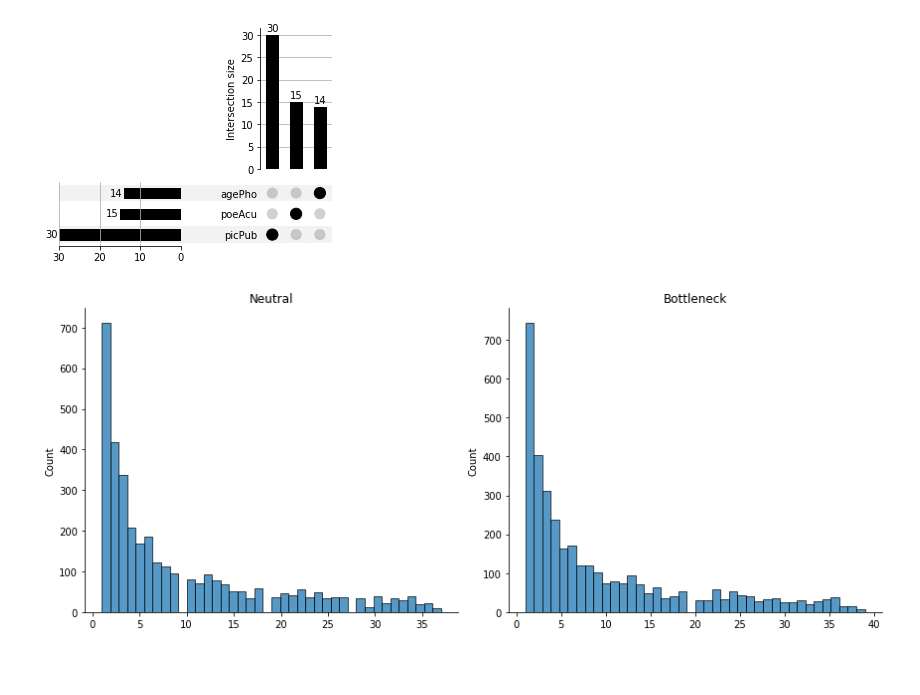
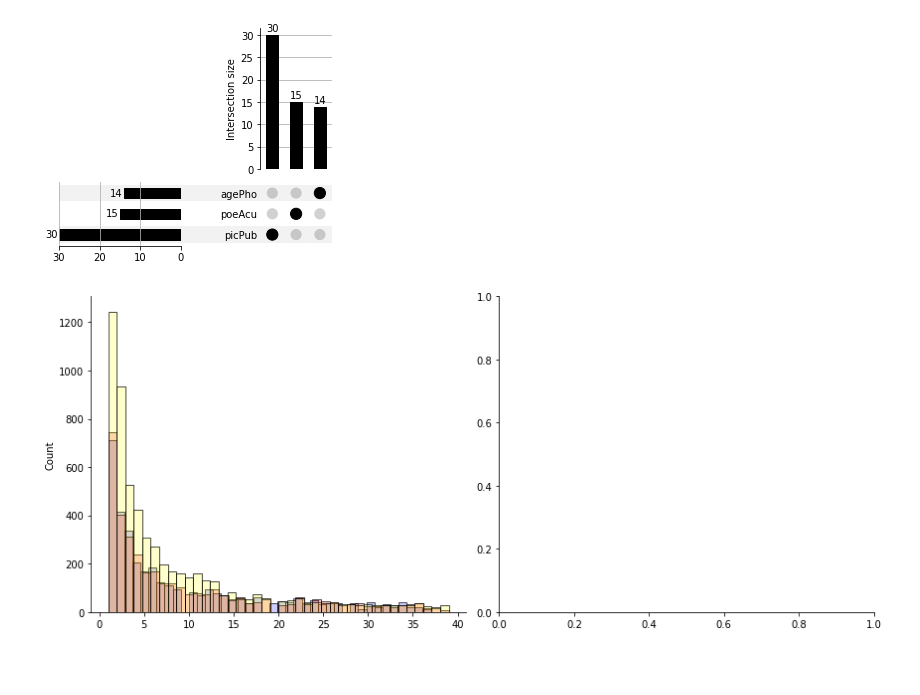
Before and after one commit to osipovarev/Brood_parasites_analysis, a Jupyter notebook: selective_sweeps_analysis.ipynb, the cells around one changed output. Drawn from its saved outputs; the diff is of its cells as text; code cells hidden in the pictures; blank space fills up the shorter version.

```diff
--- a/selective_sweeps_analysis.ipynb
+++ b/selective_sweeps_analysis.ipynb
@@ -442,7 +442,7 @@ def load_vcf(vcf_file):
             if not line.startswith('#'):
                 fields = line.strip().split('\t')
                 ## get all genotypes, exclude outgroup
-                gt_field = ''.join(fields[9:-1])
+                gt_field = ''.join([i.split(':')[0] for i in fields[9:-1]])
                 alt_count = gt_field.count('1')
                 if alt_count != 0:
                     gts.append(alt_count)
@@ -450,24 +450,29 @@ def load_vcf(vcf_file):
 # %%
 dir_path = '/Users/osipova/Documents/LabDocs/Brood_parasites_analysis/'
 vcf1 = 'MSPrime_simulations/chr12_ingroups.vcf'
 # vcf2 = 'MSPrime_simulations/chr12_bottleneck_ingroups.vcf'
 vcf2 = 'MSPrime_simulations/chr12_merged.vcf'
+vcf3 = 'MSPrime_simulations/real_anoImb_CM062685_200kb.vcf'
 
 # Load the VCF files
 gts_no_bottleneck = load_vcf(vcf1)
 gts_bottleneck = load_vcf(vcf2)
+gts_real = load_vcf(vcf3)
 
 # Plot the site frequency spectra
 fig, axes = plt.subplots(1, 2, figsize=(12, 5))
 ax1, ax2 = axes[0], axes[1]
 
-sns.histplot(ax=ax1, data=gts_no_bottleneck, bins=40)
-ax1.set_title('Neutral')
-sns.histplot(ax=ax2, data=gts_bottleneck, bins=40)
-ax2.set_title('Bottleneck')
+sns.histplot(ax=ax1, data=gts_no_bottleneck, bins=40, alpha=0.2, color='blue')
+# # ax1.set_title('Neutral')
+sns.histplot(ax=ax1, data=gts_bottleneck, bins=40, alpha=0.2, color='red')
+sns.histplot(ax=ax1, data=gts_real, bins=40, alpha=0.2, color='yellow')
+# ax2.set_title('Bottleneck')
 
 
 sns.despine(fig=None, ax=None, left=False, bottom=False, offset=None, trim=False)
 fig.tight_layout()
 # %% [output]
-[figure, old version]
+[figure, new version]
+# %% [markdown]
+####
```
